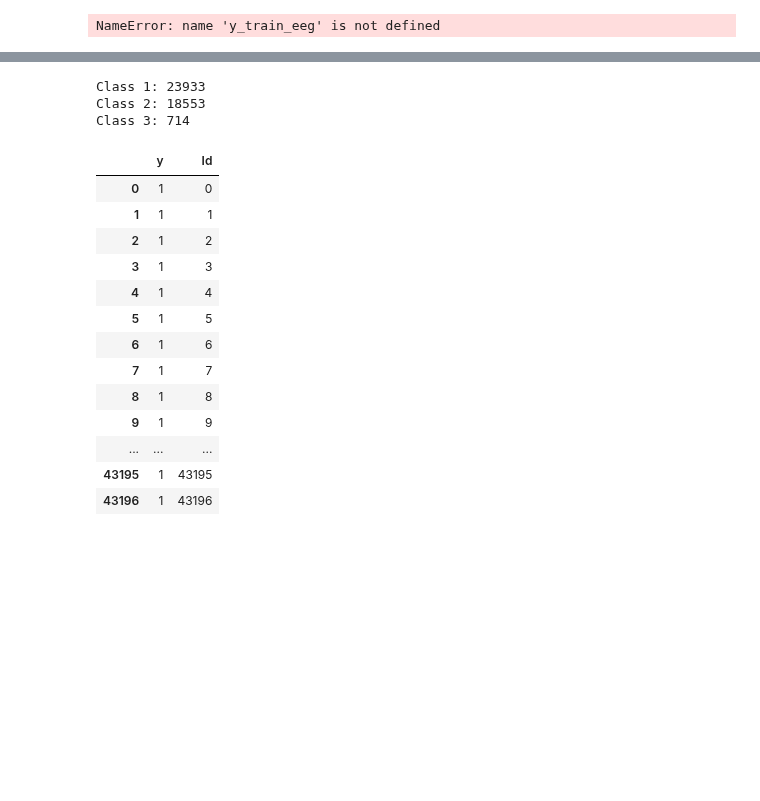
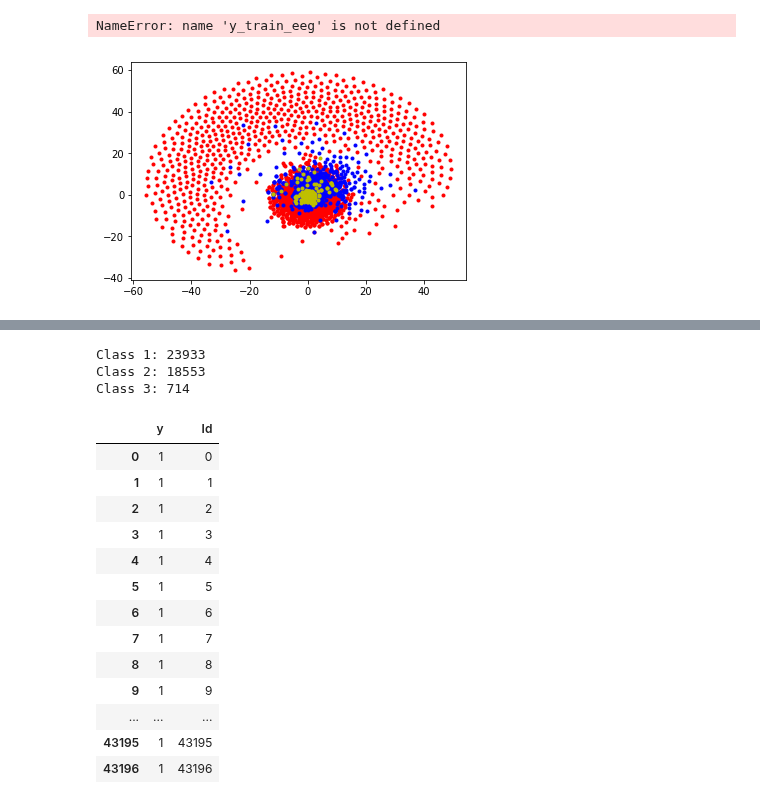
Before and after one commit to alexus37/AML-18, a Jupyter notebook: task5/ax_awake_vs_sleep.ipynb, the cells around one changed output, grey strips where cells are left out. Cells and saved outputs as stored; diff of their text form; code cells hidden in the pictures; blank space fills up the shorter version.

Commit message:
stry figure out diff in signals

```diff
--- a/task5/ax_awake_vs_sleep.ipynb
+++ b/task5/ax_awake_vs_sleep.ipynb
@@ -335,3 +355,26 @@ for i in sleep_index:
     j +=1
 # %% [output]
 NameError: name 'y_train_eeg' is not defined
+# %%
+"""
+x_train_emg_feat = get_features_emg(x_train_emg)
+x_train_eeg_1_feat = get_features_eeg(x_train_eeg_1)
+x_test_emg_feat = get_features_emg(x_test_emg)
+x_test_eeg_1_feat = get_features_eeg(x_test_eeg_1)
+
+"""
+N_SAMPLES = 5000
+random_index = np.random.choice(x_train_eeg_1.shape[0], N_SAMPLES)
+x_train_emg_sub = x_train_emg[random_index, :]
+y_train_sub = y_train[random_index]
+X_transformed = TSNE(n_components=2).fit_transform(x_train_emg_sub)
+# %%
+awake_fold = X_transformed[y_train_sub == 1]
+nrem_fold = X_transformed[y_train_sub == 2]
+rem_fold = X_transformed[y_train_sub == 3]
+plt.plot(awake_fold[:,0], awake_fold[:,1], "r.")
+plt.plot(nrem_fold[:,0], nrem_fold[:,1], "b.")
+plt.plot(rem_fold[:,0], rem_fold[:,1], "y.")
+plt.show()
+# %% [output]
+[figure, added]
```
Also changed, not shown: parts of 7 cells of this notebook, 1 other file.
